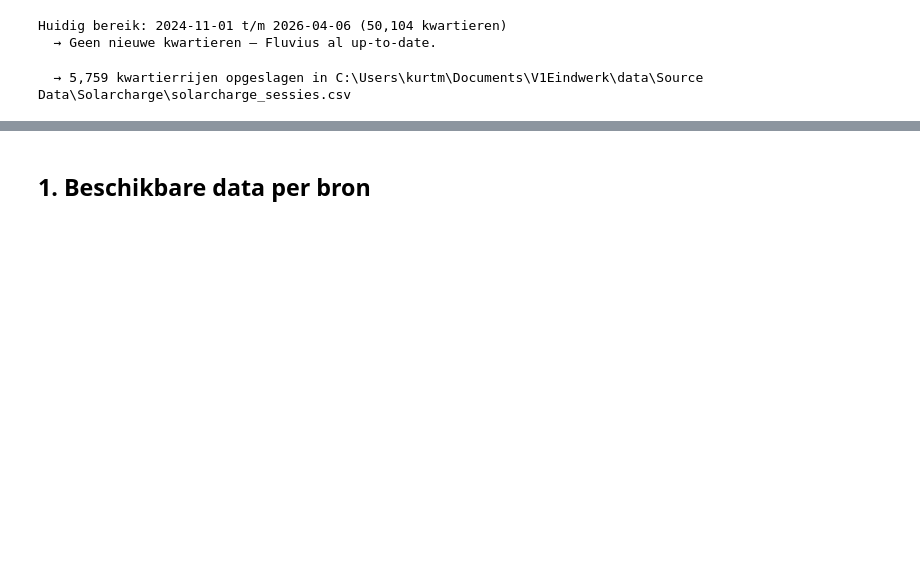
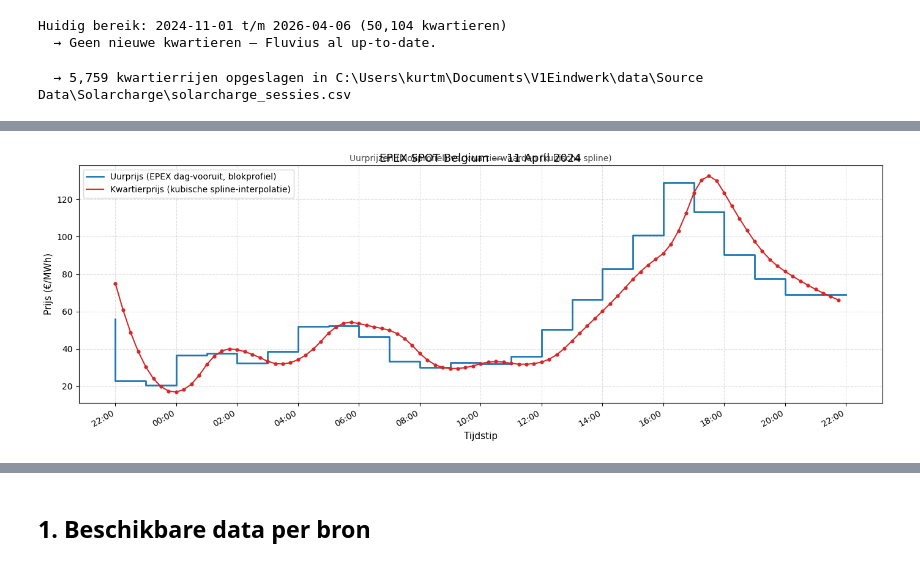
Before and after one commit to kurt253/EindwerkV01, a Jupyter notebook: notebooks/data_voorbereiding.ipynb, the cells around one changed output, grey strips where cells are left out. Saved outputs shown, nothing was run; the diff lists cells and outputs as text; code cells hidden in the pictures; blank space fills up the shorter version.

```diff
--- a/notebooks/data_voorbereiding.ipynb
+++ b/notebooks/data_voorbereiding.ipynb
@@ -241,0 +373,82 @@ Huidig bereik: 2026-01-21 t/m 2026-01-31 (504,113 meetpunten)
+# %%
+# -- Visualisatie: uurprijzen vs. kwartierwaarden -------------------------
+# Plot de originele uurprijzen (trapvormig blokprofiel) naast de vloeiende
+# kwartierwaarden (kubische spline-interpolatie) voor een gekozen dag.
+
+import matplotlib.pyplot as plt
+import matplotlib.dates as mdates
+import pandas as pd
+
+df_kw  = epex_kwartier.laad()
+df_uur = epex.load()
+
+if df_kw.empty or df_uur.empty:
+    print('Geen data beschikbaar voor de plot. Voer eerst de conversie uit.')
+else:
+    # -- Kies dag: eerste volledige dag in de kwartierdata -----------------
+    eerste_dag = df_kw.index.normalize()[0]
+    datum_label = eerste_dag.strftime('%d %B %Y')
+
+    dag_kw  = df_kw[df_kw.index.normalize() == eerste_dag].copy()
+    dag_uur = df_uur[
+        df_uur.index.normalize().tz_convert('Europe/Brussels')
+        == eerste_dag.tz_convert('Europe/Brussels')
+    ].copy()
+
+    # -- Uurprijzen als trapfunctie ----------------------------------------
+    uur_tijden = dag_uur.index.tolist()
+    uur_tijden_einde = uur_tijden + [uur_tijden[-1] + pd.Timedelta(hours=1)]
+    uur_waarden = dag_uur['price_eur_mwh'].tolist() + [dag_uur['price_eur_mwh'].iloc[-1]]
+
+    # -- Kwartierwaarden ---------------------------------------------------
+    kw_tijden  = dag_kw.index
+    kw_waarden = dag_kw['price_eur_mwh']
+
+    # -- Plot --------------------------------------------------------------
+    fig, ax = plt.subplots(figsize=(14, 5))
+
+    ax.step(
+        uur_tijden_einde, uur_waarden,
+        where='pre',
+        color='#1f77b4', linewidth=2.0,
+        label='Uurprijs (EPEX dag-vooruit, blokprofiel)',
+        zorder=2,
+    )
+    ax.plot(
+        kw_tijden, kw_waarden,
+        color='#d62728', linewidth=1.5,
+        label='Kwartierprijs (kubische spline-interpolatie)',
+        zorder=3,
+    )
+    ax.scatter(kw_tijden, kw_waarden, color='#d62728', s=12, zorder=4)
+
+    subtitel = 'Uurprijzen (blokprofiel) vs. kwartierwaarden (kubische spline)'
+    ax.set_title('EPEX SPOT Belgium — ' + datum_label, fontsize=13, pad=4)
+    ax.text(0.5, 1.01, subtitel, ha='center', va='bottom',
+            fontsize=10, color='#444444', transform=ax.transAxes)
+    ax.set_xlabel('Tijdstip', fontsize=11)
+    ax.set_ylabel('Prijs (€/MWh)', fontsize=11)
+    ax.xaxis.set_major_formatter(mdates.DateFormatter('%H:%M'))
+    ax.xaxis.set_major_locator(mdates.HourLocator(interval=2))
+    ax.grid(True, linestyle='--', alpha=0.4)
+    ax.legend(fontsize=10)
+    fig.autofmt_xdate(rotation=30, ha='right')
+    plt.tight_layout()
+    plt.show()
+
+    # -- Aanvullende statistieken ------------------------------------------
+    max_afwijking = (kw_waarden - dag_uur['price_eur_mwh'].reindex(
+        kw_tijden, method='ffill'
+    )).abs().max()
+    print('Datum            :', datum_label)
+    print('Uurprijzen       :', len(dag_uur), 'uren  |',
+          'min', round(dag_uur['price_eur_mwh'].min(), 1),
+          ' gem', round(dag_uur['price_eur_mwh'].mean(), 1),
+          ' max', round(dag_uur['price_eur_mwh'].max(), 1), '€/MWh')
+    print('Kwartierwaarden  :', len(dag_kw), 'kwartieren  |',
+          'min', round(kw_waarden.min(), 1),
+          ' gem', round(kw_waarden.mean(), 1),
+          ' max', round(kw_waarden.max(), 1), '€/MWh')
+    print('Max. afwijking kwartier t.o.v. blokprofiel :', round(max_afwijking, 2), '€/MWh')
+# %% [output]
+[figure, added]
```
Also changed, not shown: parts of 8 cells of this notebook, 9 other files.
